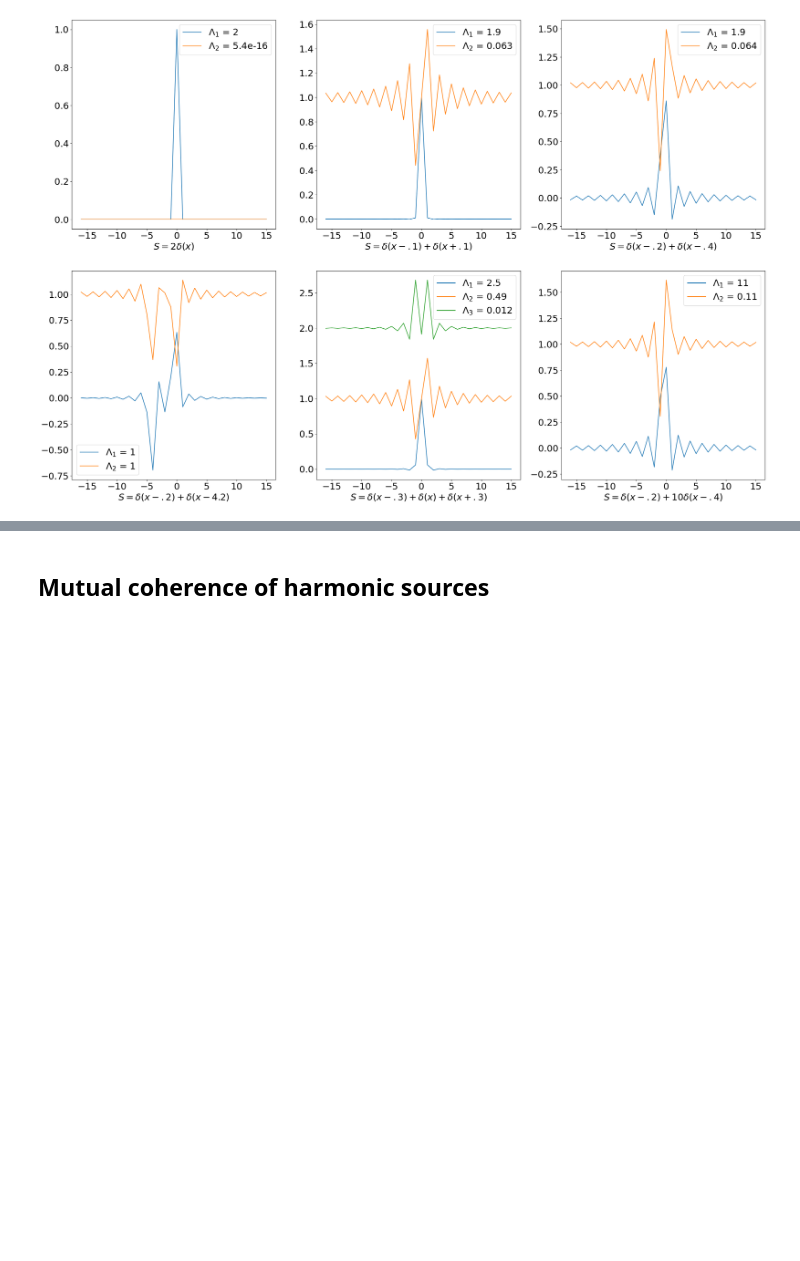
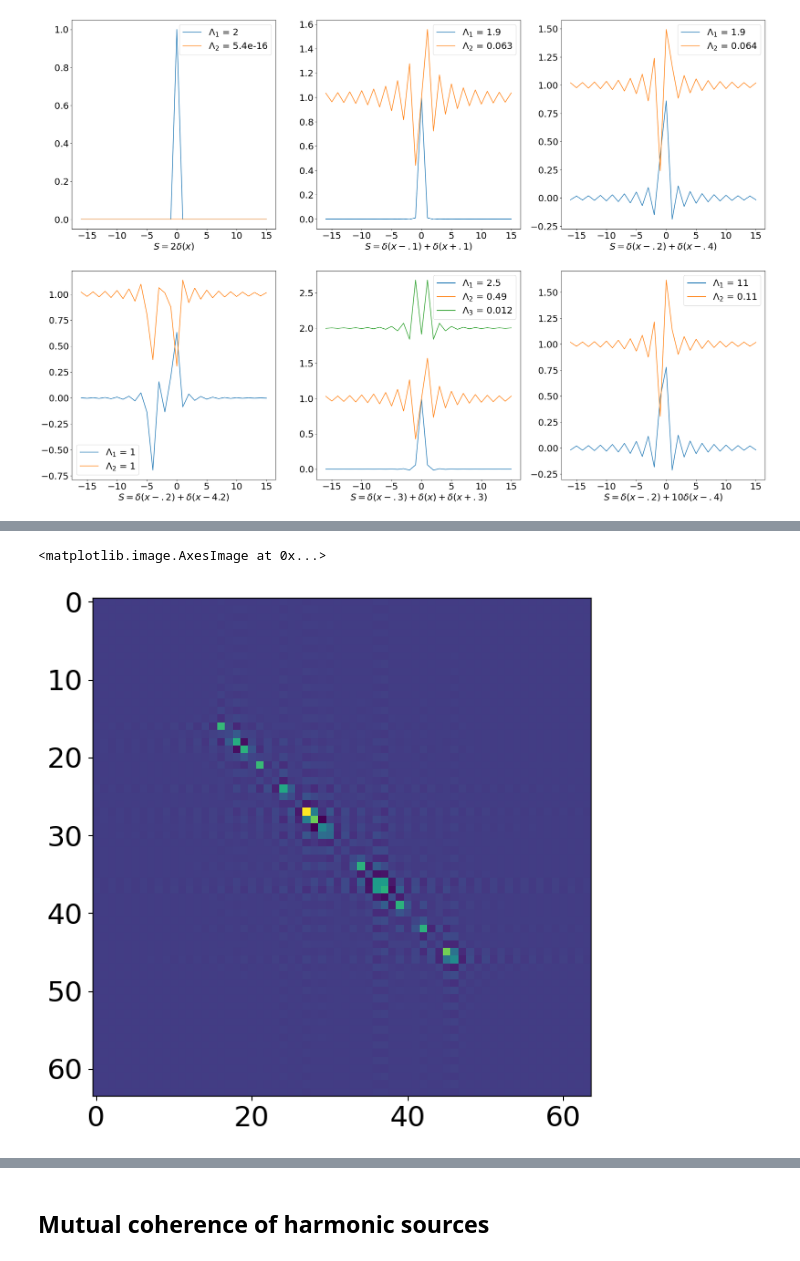
Before and after one commit to arizonaCameraLab/computationalImaging, a Jupyter notebook: Chapter8FocalImaging/coherentModes.ipynb, the cells around one changed output, grey strips where cells are left out. Saved outputs shown, nothing was run; the diff lists cells and outputs as text; code cells hidden in the pictures; blank space fills up the shorter version.

```diff
--- a/Chapter8FocalImaging/coherentModes.ipynb
+++ b/Chapter8FocalImaging/coherentModes.ipynb
@@ -113,0 +176,5 @@ plt.savefig('2pointModes.pdf')
+# %%
+plt.imshow(JJ)
+# %% [output]
+<matplotlib.image.AxesImage at 0x...>
+[figure, added]
```
Also changed, not shown: parts of 8 cells of this notebook.
